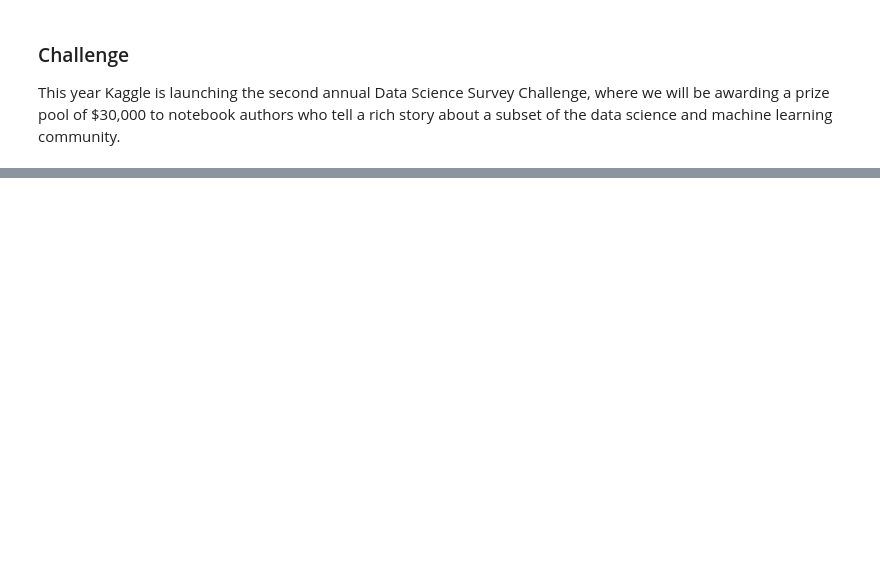
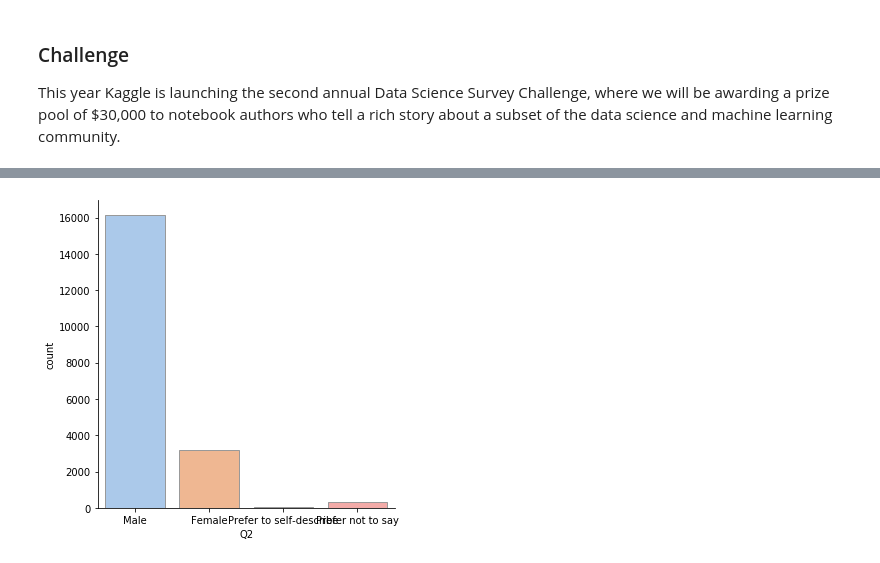
Before and after one commit to piszewc/python-deep-learning-data-science, a Jupyter notebook: Kaggle/Kaggle Survey.ipynb, the cells around one changed output, grey strips where cells are left out. Saved outputs shown, nothing was run; the diff lists cells and outputs as text; code cells hidden in the pictures; blank space fills up the shorter version.

Commit message:
kaggle

```diff
--- a/Kaggle/Kaggle Survey.ipynb
+++ b/Kaggle/Kaggle Survey.ipynb
@@ -190,0 +9,4 @@ print(tmp_df)
+# %%
+data = pd.read_csv('./datasets/kaggle-survey-2019/multiple_choice_responses.csv')
+data_2017 = pd.read_csv('./datasets/kaggle-survey-2019/multipleChoiceResponses_2017.csv',encoding="latin-1")
+data_2018 = pd.read_csv('./datasets/kaggle-survey-2019/multipleChoiceResponses_2018.csv')
@@ -190,0 +45,3 @@ print(tmp_df)
+# %%
+data["report_year"] = 2019
+data_2018["report_year"] = 2018
@@ -190,0 +58,3 @@ print(tmp_df)
+# %%
+data = data.drop([0])
+data.count()
@@ -190,0 +74,5 @@ print(tmp_df)
+# %%
+sns.catplot(x="Q2", kind="count",
+            palette="pastel", edgecolor=".6", data=data);
+# %% [output]
+[figure, added]
```
Also changed, not shown: parts of 23 cells of this notebook, 2 other files.
